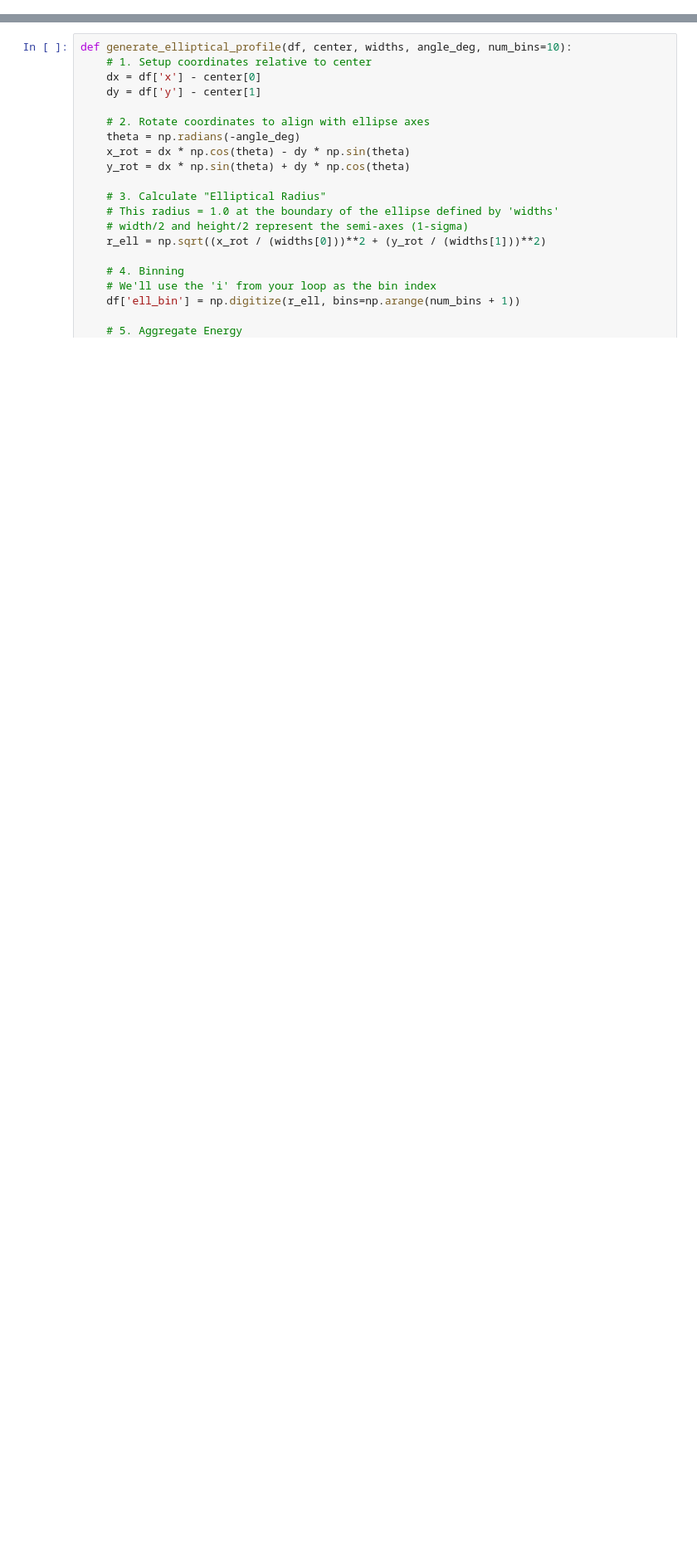
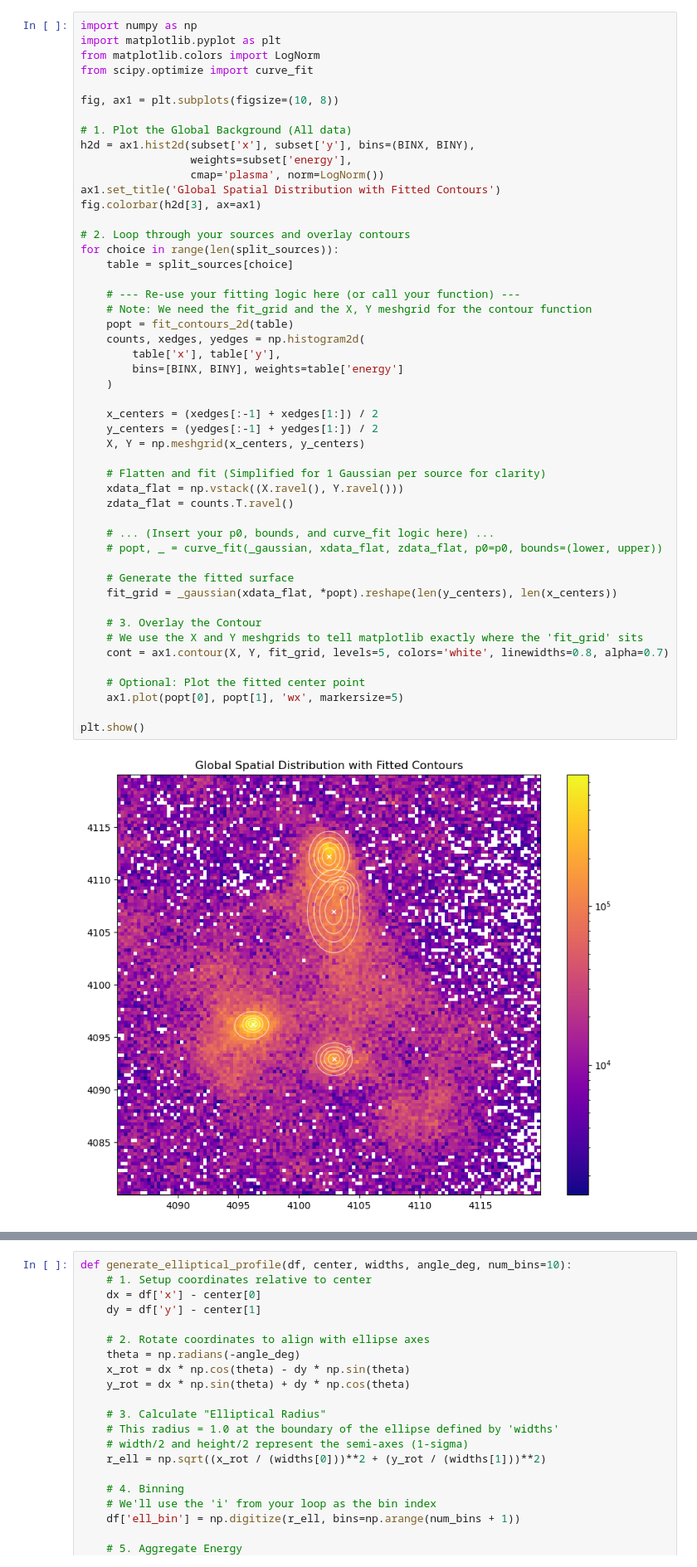
Before and after one commit to star-skelly/dogs_source_separation, a Jupyter notebook: scientific_analysis.ipynb, the cells around one changed output, grey strips where cells are left out. Shown at 83% size. Cells and saved outputs as stored; diff of their text form; blank space fills up the shorter version.

Commit message:
2d guassian fitting, energy calcs still needed

```diff
--- a/scientific_analysis.ipynb
+++ b/scientific_analysis.ipynb
@@ -223,0 +204,51 @@ Fitted Sigmas (sx, sy, se): [1.05870225e+00 1.58436773e+00 1.65788292e+03]
+# %%
+import numpy as np
+import matplotlib.pyplot as plt
+from matplotlib.colors import LogNorm
+from scipy.optimize import curve_fit
+
+fig, ax1 = plt.subplots(figsize=(10, 8))
+
+# 1. Plot the Global Background (All data)
+h2d = ax1.hist2d(subset['x'], subset['y'], bins=(BINX, BINY),
+                 weights=subset['energy'],
+                 cmap='plasma', norm=LogNorm())
+ax1.set_title('Global Spatial Distribution with Fitted Contours')
+fig.colorbar(h2d[3], ax=ax1)
+
+# 2. Loop through your sources and overlay contours
+for choice in range(len(split_sources)):
+    table = split_sources[choice]
+
+    # --- Re-use your fitting logic here (or call your function) ---
+    # Note: We need the fit_grid and the X, Y meshgrid for the contour function
+    popt = fit_contours_2d(table)
+    counts, xedges, yedges = np.histogram2d(
+        table['x'], table['y'],
+        bins=[BINX, BINY], weights=table['energy']
+    )
+
+    x_centers = (xedges[:-1] + xedges[1:]) / 2
+    y_centers = (yedges[:-1] + yedges[1:]) / 2
+    X, Y = np.meshgrid(x_centers, y_centers)
+
+    # Flatten and fit (Simplified for 1 Gaussian per source for clarity)
+    xdata_flat = np.vstack((X.ravel(), Y.ravel()))
+    zdata_flat = counts.T.ravel()
+
+    # ... (Insert your p0, bounds, and curve_fit logic here) ...
+    # popt, _ = curve_fit(_gaussian, xdata_flat, zdata_flat, p0=p0, bounds=(lower, upper))
+
+    # Generate the fitted surface
+    fit_grid = _gaussian(xdata_flat, *popt).reshape(len(y_centers), len(x_centers))
+
+    # 3. Overlay the Contour
+    # We use the X and Y meshgrids to tell matplotlib exactly where the 'fit_grid' sits
+    cont = ax1.contour(X, Y, fit_grid, levels=5, colors='white', linewidths=0.8, alpha=0.7)
+
+    # Optional: Plot the fitted center point
+    ax1.plot(popt[0], popt[1], 'wx', markersize=5)
+
+plt.show()
+# %% [output]
+[figure, added]
```
Also changed, not shown: parts of 8 cells of this notebook.
